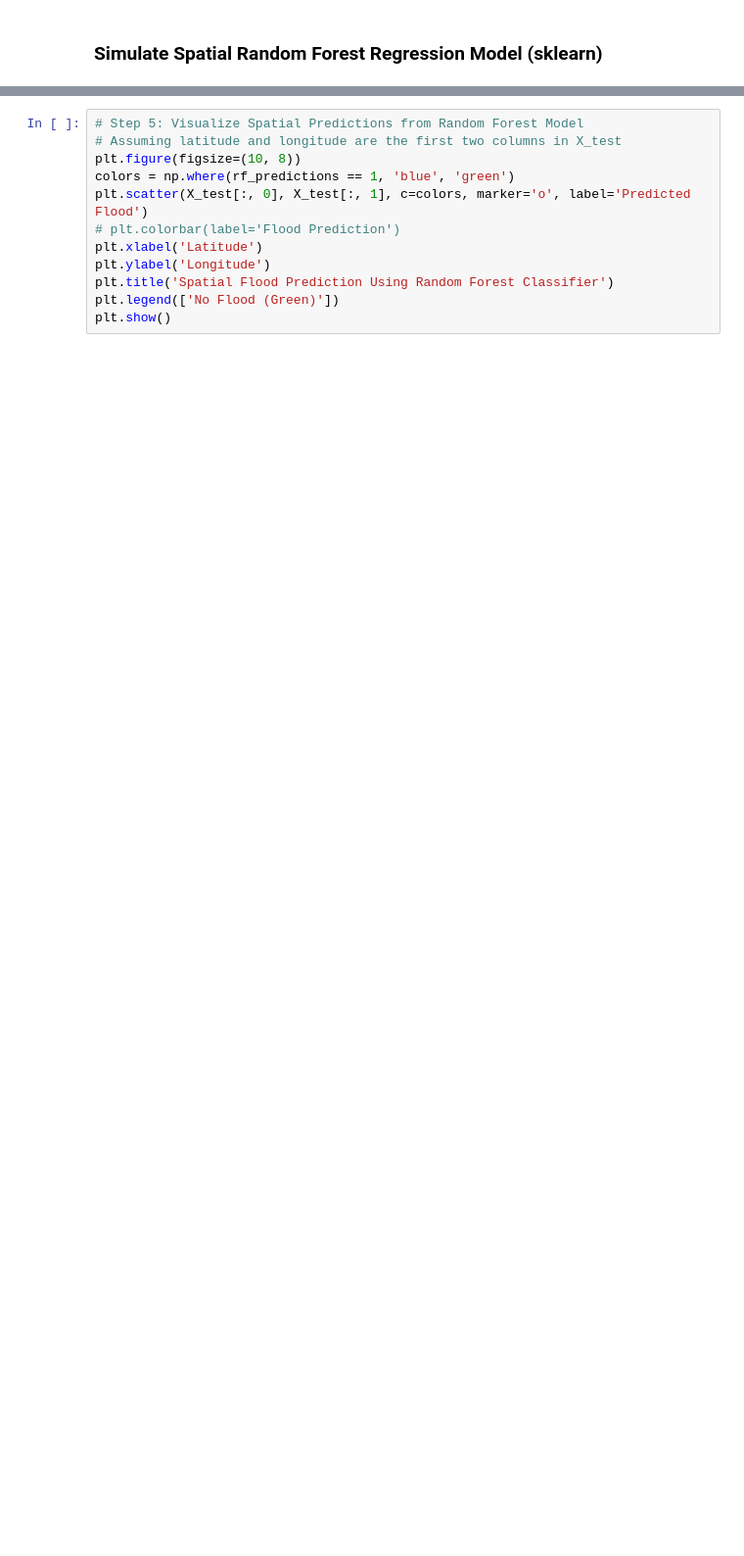
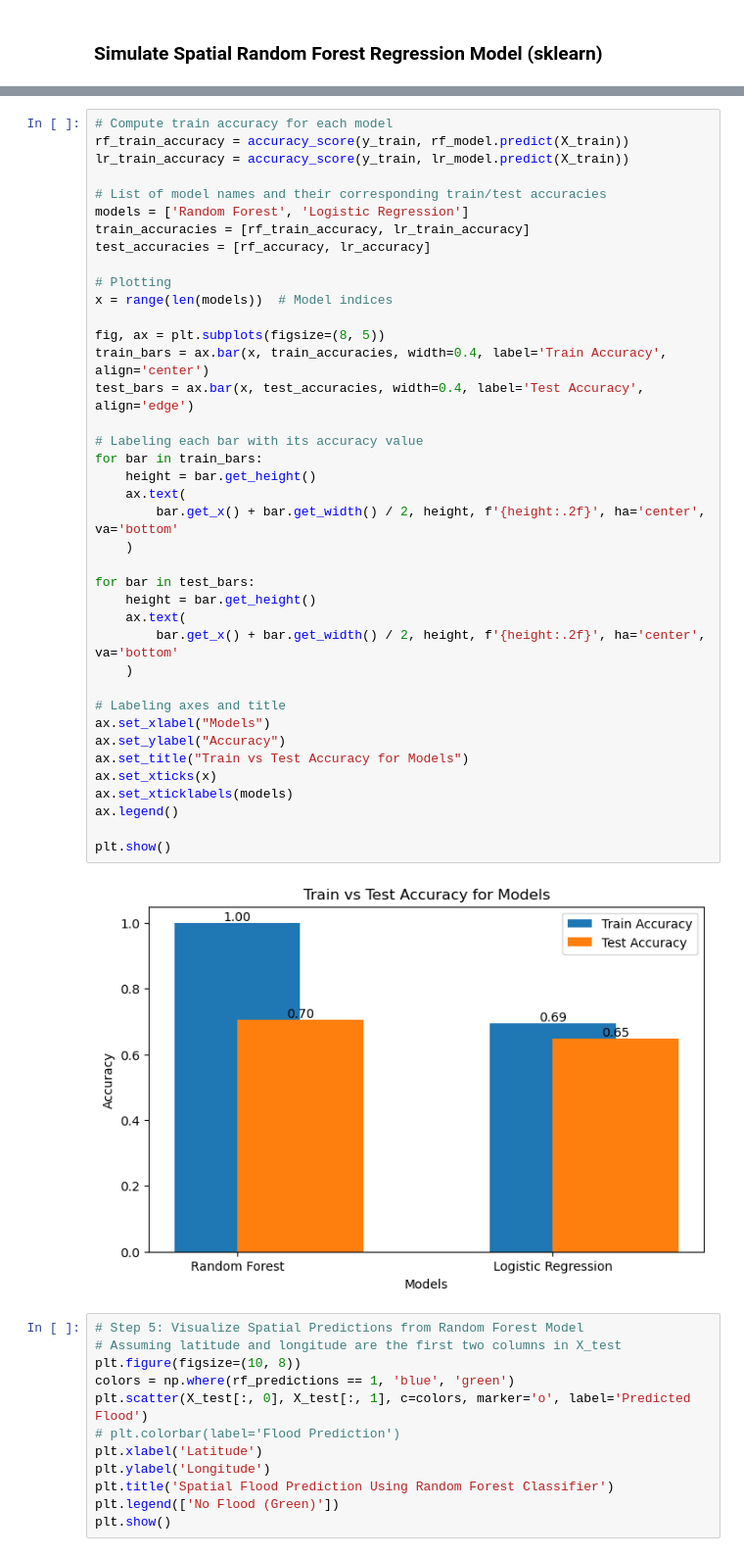
Before and after one commit to Nick-Miras/JeepneyRerouting, a Jupyter notebook: notebooks/spatial_random_forest.ipynb, the cells around one changed output, grey strips where cells are left out. Shown at 98% size. Drawn from its saved outputs; the diff is of its cells as text; blank space fills up the shorter version.

```diff
--- a/notebooks/spatial_random_forest.ipynb
+++ b/notebooks/spatial_random_forest.ipynb
@@ -305,3 +132,44 @@ Logistic Regression Confusion Matrix:
+# %%
+# Compute train accuracy for each model
+rf_train_accuracy = accuracy_score(y_train, rf_model.predict(X_train))
+lr_train_accuracy = accuracy_score(y_train, lr_model.predict(X_train))
+
+# List of model names and their corresponding train/test accuracies
+models = ['Random Forest', 'Logistic Regression']
+train_accuracies = [rf_train_accuracy, lr_train_accuracy]
+test_accuracies = [rf_accuracy, lr_accuracy]
+
+# Plotting
+x = range(len(models))  # Model indices
+
+fig, ax = plt.subplots(figsize=(8, 5))
+train_bars = ax.bar(x, train_accuracies, width=0.4, label='Train Accuracy', align='center')
+test_bars = ax.bar(x, test_accuracies, width=0.4, label='Test Accuracy', align='edge')
+
+# Labeling each bar with its accuracy value
+for bar in train_bars:
+    height = bar.get_height()
+    ax.text(
+        bar.get_x() + bar.get_width() / 2, height, f'{height:.2f}', ha='center', va='bottom'
+    )
+
+for bar in test_bars:
+    height = bar.get_height()
+    ax.text(
+        bar.get_x() + bar.get_width() / 2, height, f'{height:.2f}', ha='center', va='bottom'
+    )
+
+# Labeling axes and title
+ax.set_xlabel("Models")
+ax.set_ylabel("Accuracy")
+ax.set_title("Train vs Test Accuracy for Models")
+ax.set_xticks(x)
+ax.set_xticklabels(models)
+ax.legend()
+
+plt.show()
+# %% [output]
+[figure, added]
 # %%
 # Step 5: Visualize Spatial Predictions from Random Forest Model
 # Assuming latitude and longitude are the first two columns in X_test
```
Also changed, not shown: parts of 24 cells of this notebook.
